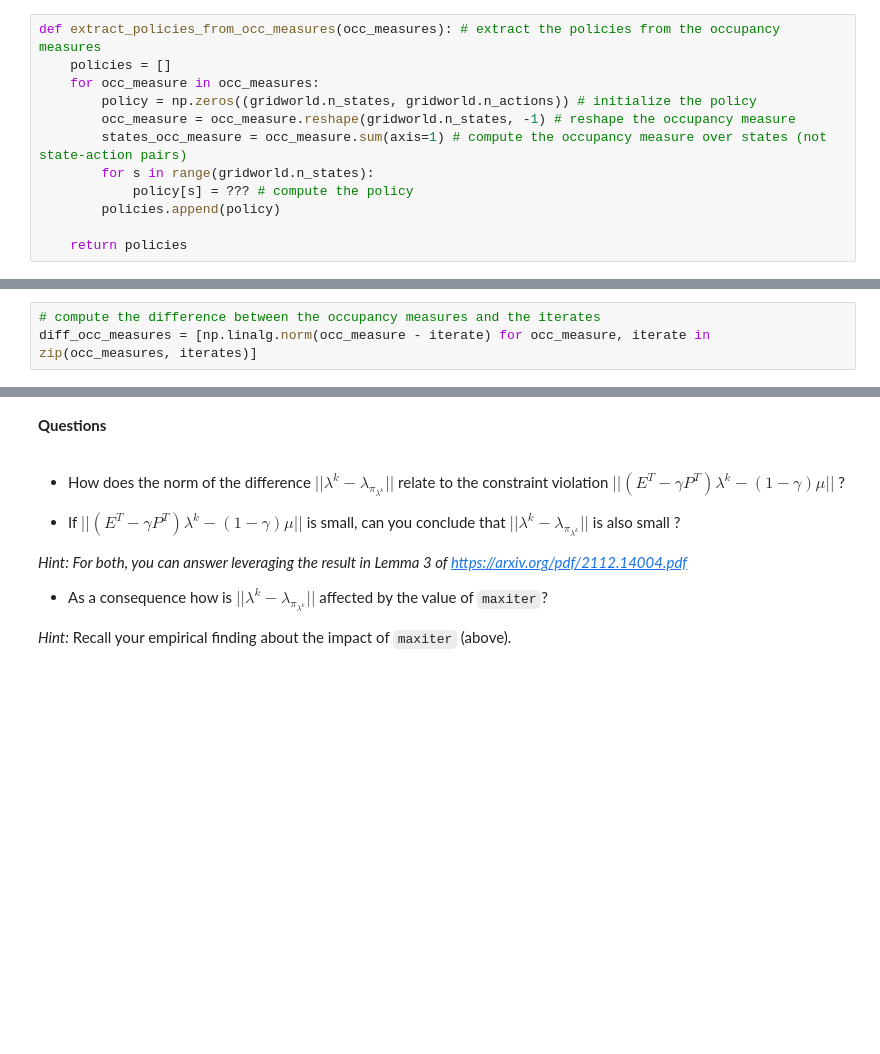
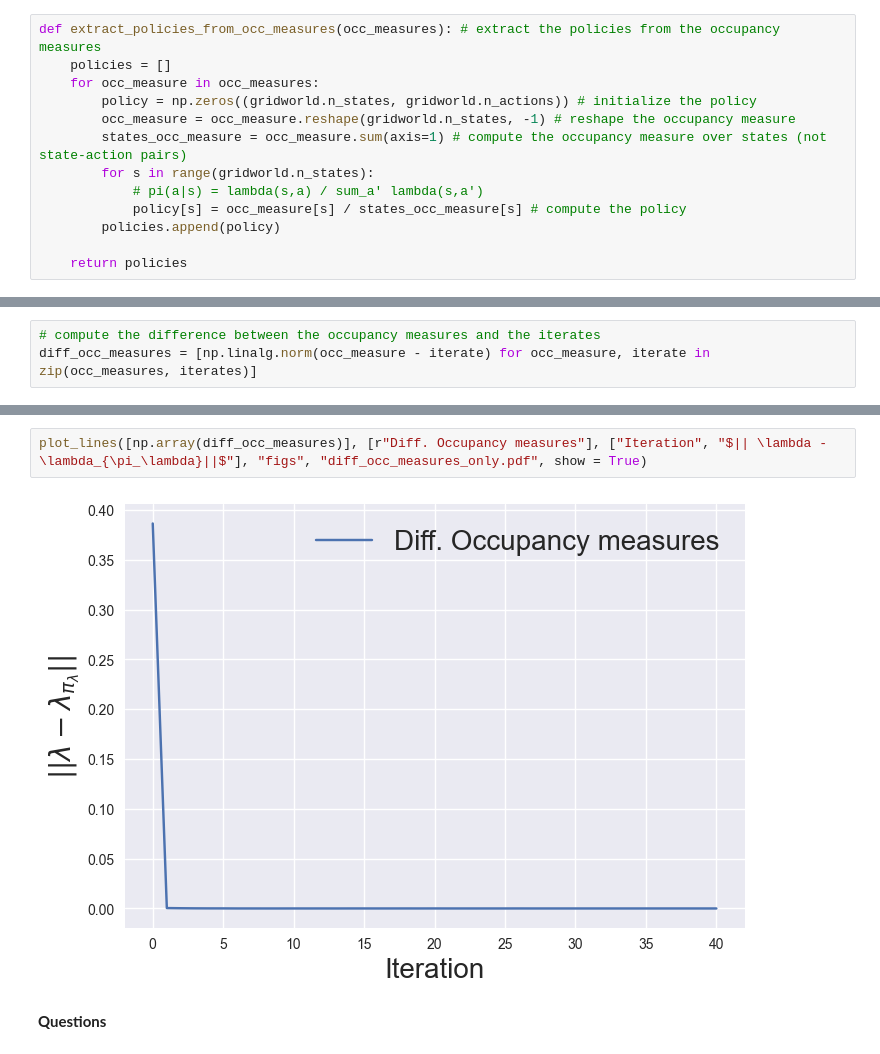
Before and after one commit to Pandananana/EPFL-Reinforcement-Learning, a Jupyter notebook: notebook2_2026/Assignment.ipynb, the cells around one changed output, grey strips where cells are left out. Drawn from its saved outputs; the diff is of its cells as text; blank space fills up the shorter version.

```diff
--- a/notebook2_2026/Assignment.ipynb
+++ b/notebook2_2026/Assignment.ipynb
@@ -434,7 +506,8 @@ def extract_policies_from_occ_measures(occ_measures): # extract the policies fr
         occ_measure = occ_measure.reshape(gridworld.n_states, -1) # reshape the occupancy measure
         states_occ_measure = occ_measure.sum(axis=1) # compute the occupancy measure over states (not state-action pairs)
         for s in range(gridworld.n_states):
-            policy[s] = ??? # compute the policy
+            # pi(a|s) = lambda(s,a) / sum_a' lambda(s,a')
+            policy[s] = occ_measure[s] / states_occ_measure[s] # compute the policy
         policies.append(policy)
 
     return policies
@@ -468,13 +543,7 @@ plot_lines([np.array(diff_occ_measures), np.array(feasibility_errors)/(1 - gridw
-# %% [markdown]
-**Questions**
+# %%
+plot_lines([np.array(diff_occ_measures)], [r"Diff. Occupancy measures"], ["Iteration", "$|| \lambda - \lambda_{\pi_\lambda}||$"], "figs", "diff_occ_measures_only.pdf", show = True)
+# %% [output]
+[figure, added]
 # %% [markdown]
-- How does the norm of the difference $|| \lambda^k - \lambda_{\pi_{\lambda^k}}||$ relate to the constraint violation $|| (E^T - \gamma P^T)\lambda^k - (1 - \gamma) \mu ||$ ?
-
-- If $|| (E^T - \gamma P^T)\lambda^k - (1 - \gamma) \mu ||$ is small, can you conclude that $|| \lambda^k - \lambda_{\pi_{\lambda^k}}||$ is also small ?
-
-*Hint: For both, you can answer leveraging the result in Lemma 3 of https://arxiv.org/pdf/2112.14004.pdf*
-
-- As a consequence how is $|| \lambda^k - \lambda_{\pi_{\lambda^k}}||$ affected by the value of `maxiter`?
-
-*Hint:* Recall your empirical finding about the impact of `maxiter` (above).
+**Questions**
 # %% [markdown]
```
Also changed, not shown: parts of 36 cells of this notebook.
